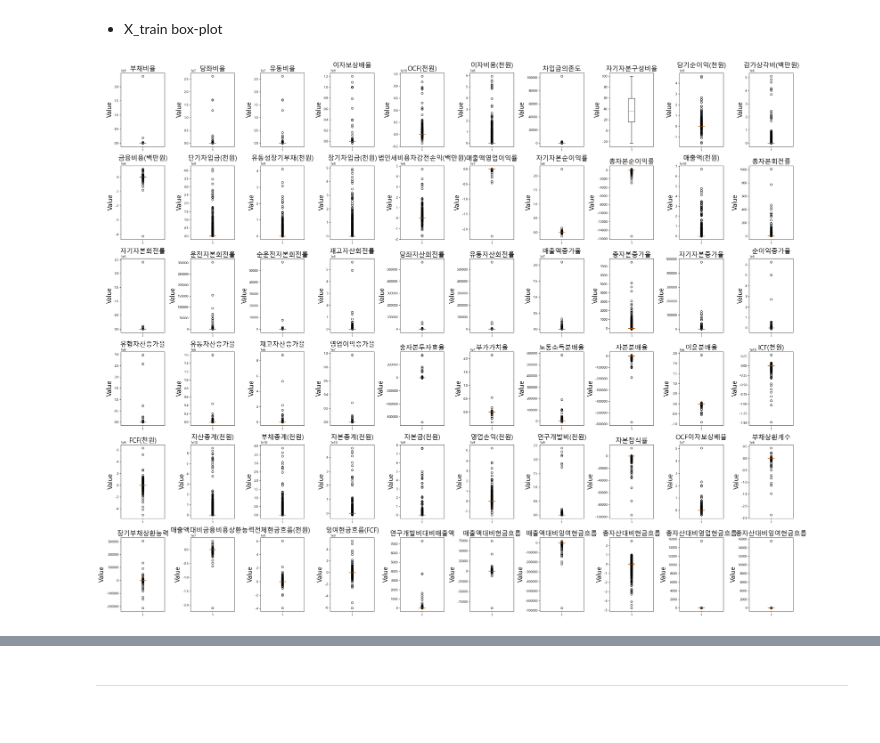
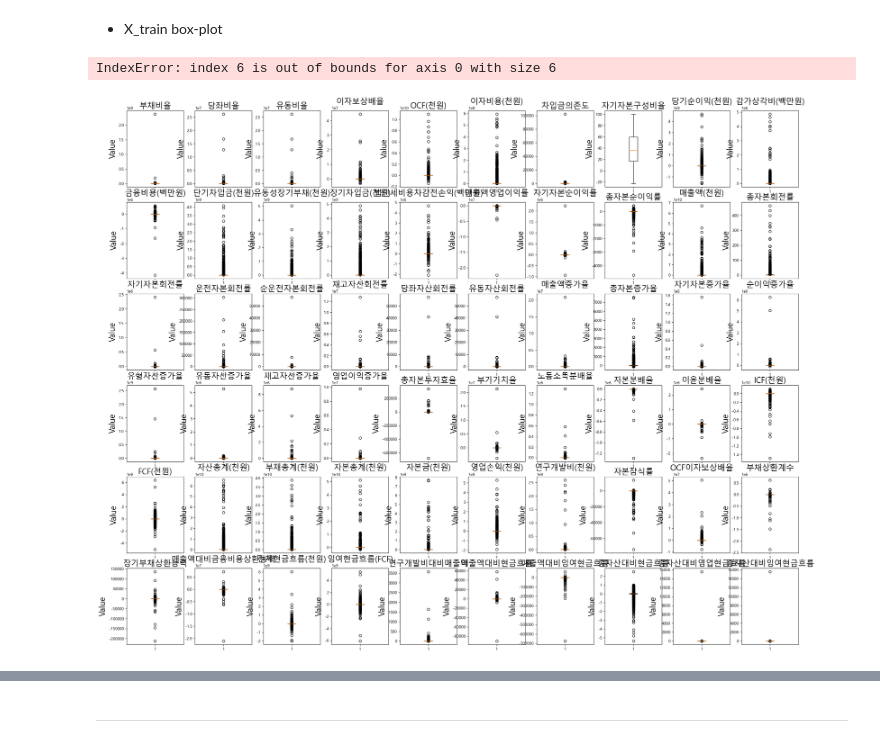
Before and after one commit to youngsang114/Project_2, a Jupyter notebook: 전처리/4.EDA,파생변수_외감.ipynb, the cells around one changed output, grey strips where cells are left out. Drawn from its saved outputs; the diff is of its cells as text; code cells hidden in the pictures.

```diff
--- a/전처리/4.EDA,파생변수_외감.ipynb
+++ b/전처리/4.EDA,파생변수_외감.ipynb
@@ -476,0 +230,2 @@ Name: count, dtype: int64
+# %%
+df.loc[173755,'산업분류']='부동산업'
@@ -633,5 +678,5 @@ Name: count, dtype: int64
 # %%
-df['OCF이자보상배율'] = df['OCF이자보상배율'].replace([np.inf, -np.inf], 0)
+# df['OCF이자보상배율'] = df['OCF이자보상배율'].replace([np.inf, -np.inf], 0)
 # %%
 pd.set_option('display.max_rows', None)
 pd.set_option('display.max_columns', None)
@@ -716,2 +761,2 @@ df[df['부채총계(천원)']<0]
 # %%
-df.drop(141651,axis=0,inplace=True)
+df.drop(136233,axis=0,inplace=True)
@@ -782,0 +835,2 @@ print(len(y_test))
+# %%
+train_data = pd.concat([X_train,y_train],axis=1)
@@ -799,26 +861,27 @@ Name: count, dtype: int64
 # %%
 import matplotlib.pyplot as plt
 
-df_수치_윈저라이징전 = X_train[X_train.select_dtypes(float).columns]
+df_수치_윈저라이징전 = train_data[train_data.select_dtypes(float).columns]
 
 # subplots로 boxplot 출력 (4행 9열로 서브플롯 그리기)
 fig, axes = plt.subplots(nrows=6, ncols=10, figsize=(30, 24))
 
 # 36개의 컬럼에 대한 boxplot 그리기
 for i, col in enumerate(df_수치_윈저라이징전):
     ax = axes[i // 10, i % 10]
     ax.boxplot(X_train[col].dropna())
     ax.set_title(col, fontsize=20)  # 글씨 크기 설정
     ax.set_ylabel('Value', fontsize=20)  # 글씨 크기 설정
 
 # 남은 서브플롯 삭제
 for j in range(len(df_수치_윈저라이징전), 6 * 10):
     fig.delaxes(axes[j // 10, j % 10])
 
 plt.tight_layout()
 plt.show()
 # %% [output]
+IndexError: index 6 is out of bounds for axis 0 with size 6
-[figure, old version]
+[figure, new version]
 # %%
 from scipy import stats
 
```
Also changed, not shown: parts of 108 cells of this notebook, 2 other files.
